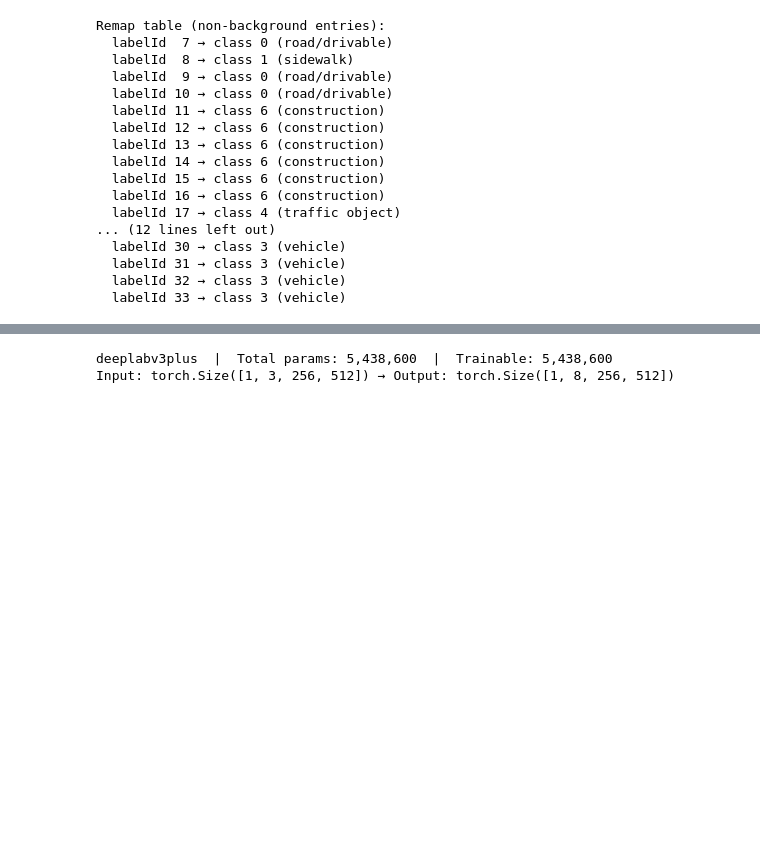
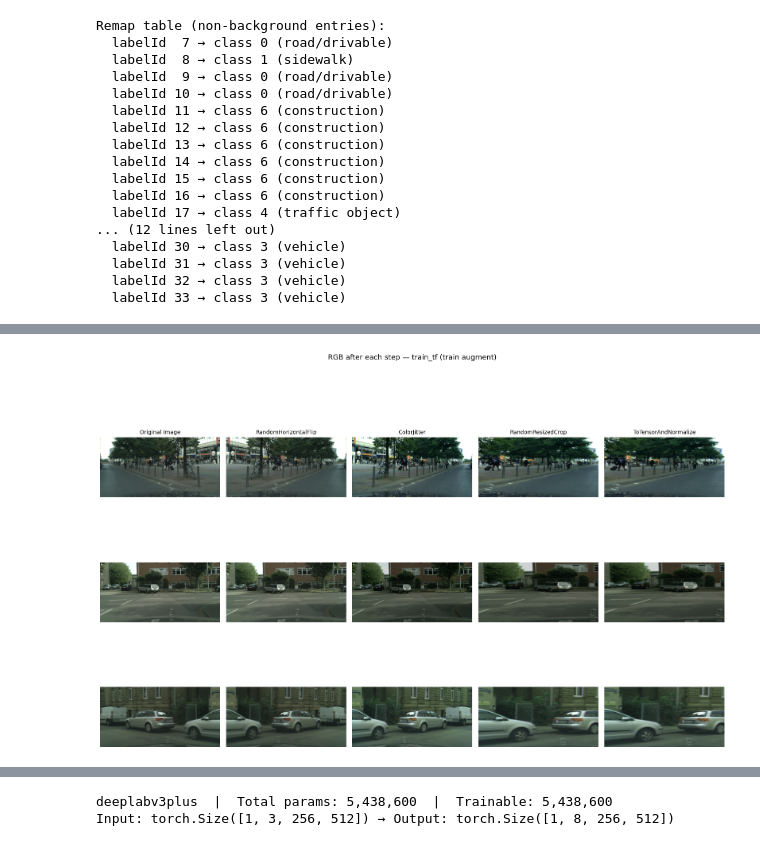
Before and after one commit to rxthlessbeats/Cityscapes-Image-Segmentation, a Jupyter notebook: notebooks/base.ipynb, the cells around one changed output, grey strips where cells are left out. Drawn from its saved outputs; the diff is of its cells as text; code cells hidden in the pictures; blank space fills up the shorter version.

```diff
--- a/notebooks/base.ipynb
+++ b/notebooks/base.ipynb
@@ -378,3 +387,64 @@ plt.show()
+# %%
+# ── Augmentation pipeline figure (matches ``train_tf`` / PairedCompose order) ──
+# One column per stage: original PIL, then after each transform in ``train_tf.transforms``.
+N_AUG_ROWS = 3
+
+
+def _viz_rgb(img):
+    if isinstance(img, torch.Tensor):
+        return inv_normalize(img).permute(1, 2, 0).clamp(0, 1).numpy()
+    return TF.to_tensor(img).permute(1, 2, 0).numpy()
+
+
+def _transform_title(t):
+    return t.__class__.__name__.replace("Paired", "")
+
+
+def _compose_pipeline_row(img_pil, lbl_pil, compose: PairedCompose, row_seed: int):
+    random.seed(row_seed)
+    torch.manual_seed(row_seed)
+    cols = [_viz_rgb(img_pil)]
+    img, lbl = img_pil, lbl_pil
+    for step in compose.transforms:
+        img, lbl = step(img, lbl)
+        cols.append(_viz_rgb(img))
+    return cols
+
+
+# Same object used by ``train_ds`` (train_transform vs val_transform per AUGMENT_TRAIN)
+viz_compose = train_tf
+col_titles = ["Original Image"] + [_transform_title(t) for t in viz_compose.transforms]
+n_cols = len(col_titles)
+
+fig_w = max(14, 3.2 * n_cols)
+fig, axes = plt.subplots(N_AUG_ROWS, n_cols, figsize=(fig_w, 3.8 * N_AUG_ROWS))
+if N_AUG_ROWS == 1:
+    axes = np.expand_dims(axes, axis=0)
+_n = len(train_ds)
+if _n <= 0:
+    raise ValueError("train_ds is empty")
+if _n >= N_AUG_ROWS:
+    indices = random.sample(range(_n), N_AUG_ROWS)
+else:
+    indices = [random.randrange(_n) for _ in range(N_AUG_ROWS)]
+pipe_name = "train_tf (train augment)" if AUGMENT_TRAIN else "train_tf (= val, no aug)"
+for r in range(N_AUG_ROWS):
+    idx = indices[r]
+    img_pil = train_ds.images[idx]
+    lbl_pil = train_ds.labels[idx]
+    row_seed = random.randint(0, 2**31 - 1)
+    cols = _compose_pipeline_row(img_pil, lbl_pil, viz_compose, row_seed=row_seed)
+    for c in range(n_cols):
+        ax = axes[r, c]
+        ax.imshow(cols[c])
+        ax.axis("off")
+        if r == 0:
+            ax.set_title(col_titles[c], fontsize=10)
+plt.suptitle(f"RGB after each step — {pipe_name}", fontsize=13, y=1.01)
+plt.tight_layout()
+plt.show()
+# %% [output]
+[figure, added]
 # %%
 # ── Class weights + Focal Loss ──
 
```
Also changed, not shown: parts of 7 cells of this notebook, 3 other files.
